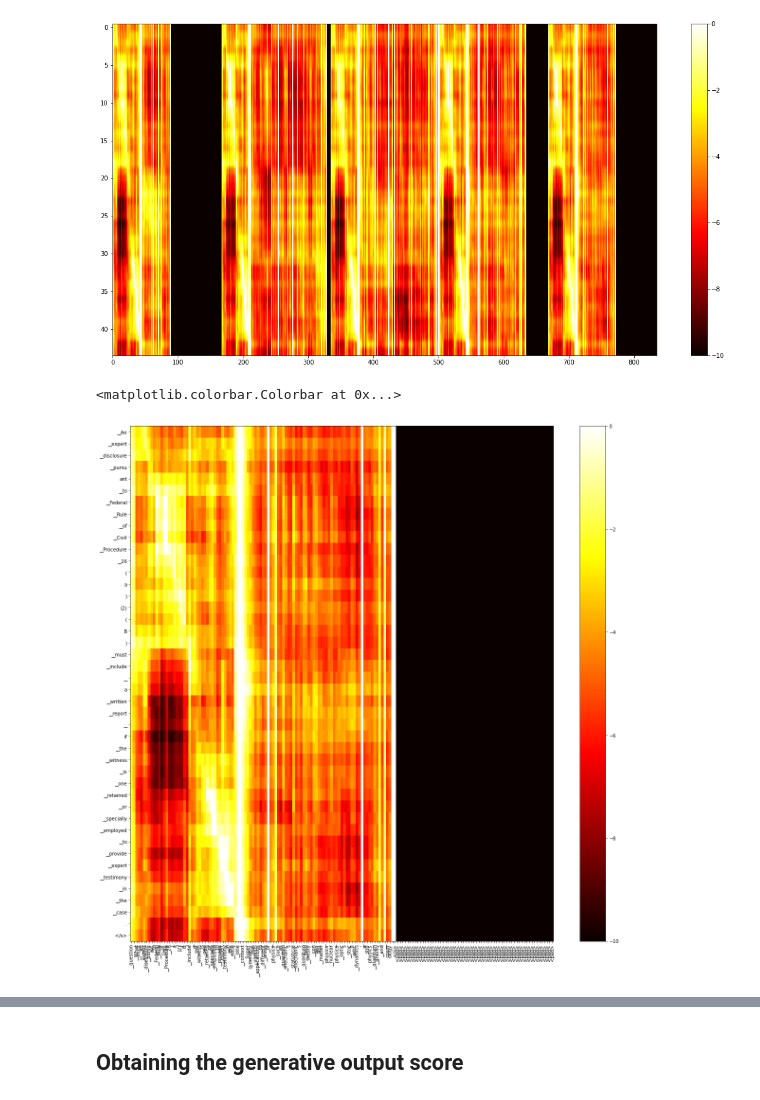
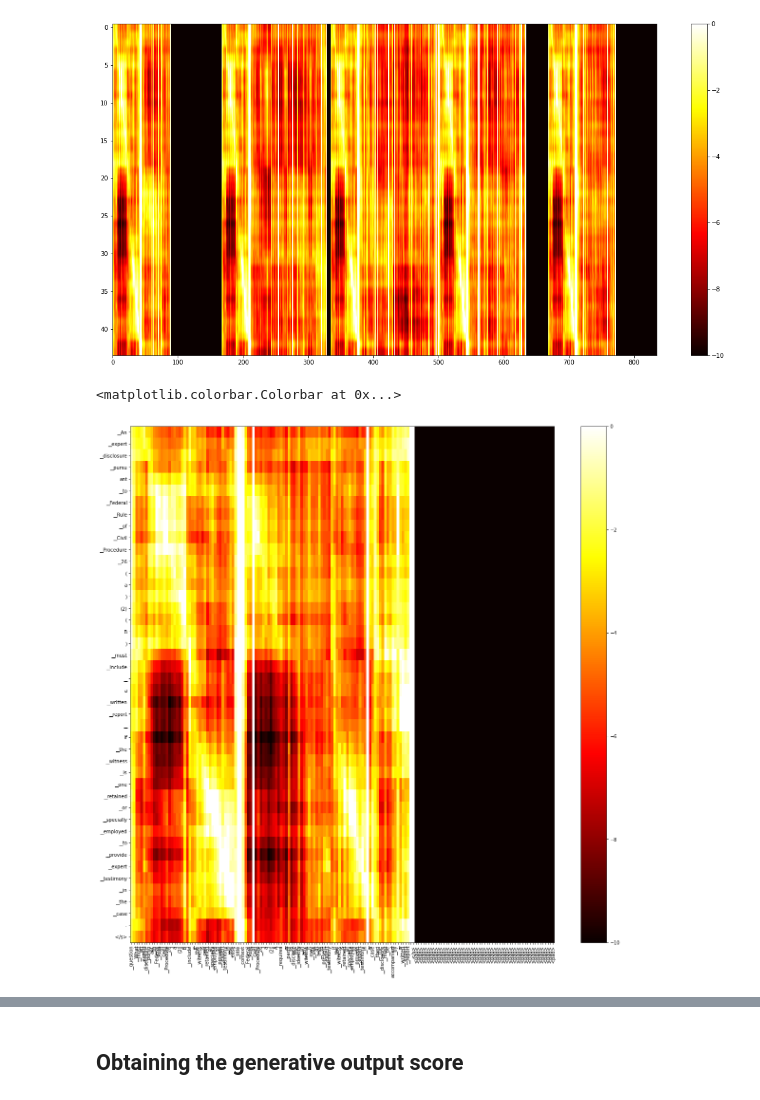
Before and after one commit to casetext/FiD, a Jupyter notebook: notebooks/FiD_confidence_thresholding.ipynb, the cells around one changed output, grey strips where cells are left out. Cells and saved outputs as stored; diff of their text form; code cells hidden in the pictures.

```diff
--- a/notebooks/FiD_confidence_thresholding.ipynb
+++ b/notebooks/FiD_confidence_thresholding.ipynb
@@ -126,7 +129,7 @@ model = model.to('cuda')
 # %%
 cherry_picked_example = 24
 # %%
-for i, batch in enumerate(dataloader_nc):
+for i, batch in enumerate(dataloader_oc):
     (idx, labels, _, context_ids, context_mask) = batch
 
     if i == 1:
@@ -421,25 +473,25 @@ fig.colorbar(im)
 # %%
 # FIRST PASSAGE RELEVANT
 passage_len = context_mask.shape[2]
-start = 4
-end = 5
+start = 0
+end = 1
 
 
 decoded_passage_tokens = tokenizer.convert_ids_to_tokens(context_ids_reshaped[0][(start*passage_len):(end*passage_len)])
 decoded_labels = tokenizer.convert_ids_to_tokens(labels[0])
 
 fig = plt.figure(figsize=(20, 20), facecolor="white")
 ax = fig.add_subplot(111)
 passage_1_sector = avg_attn_matrix[:, (start*passage_len):(end*passage_len)]
 im = ax.imshow(passage_1_sector, cmap=plt.get_cmap('hot'), aspect='auto', vmin=-10, vmax=0)
 
 ax.set_xticks(range(passage_len), rotation=90)
 ax.set_xticklabels(decoded_passage_tokens, rotation=90)
 
 ax.set_yticks(range(len(labels[0])), rotation=90)
 ax.set_yticklabels(decoded_labels)
 
 fig.colorbar(im)
 # %% [output]
 <matplotlib.colorbar.Colorbar at 0x...>
-[figure, old version]
+[figure, new version]
```
Also changed, not shown: parts of 16 cells of this notebook.
